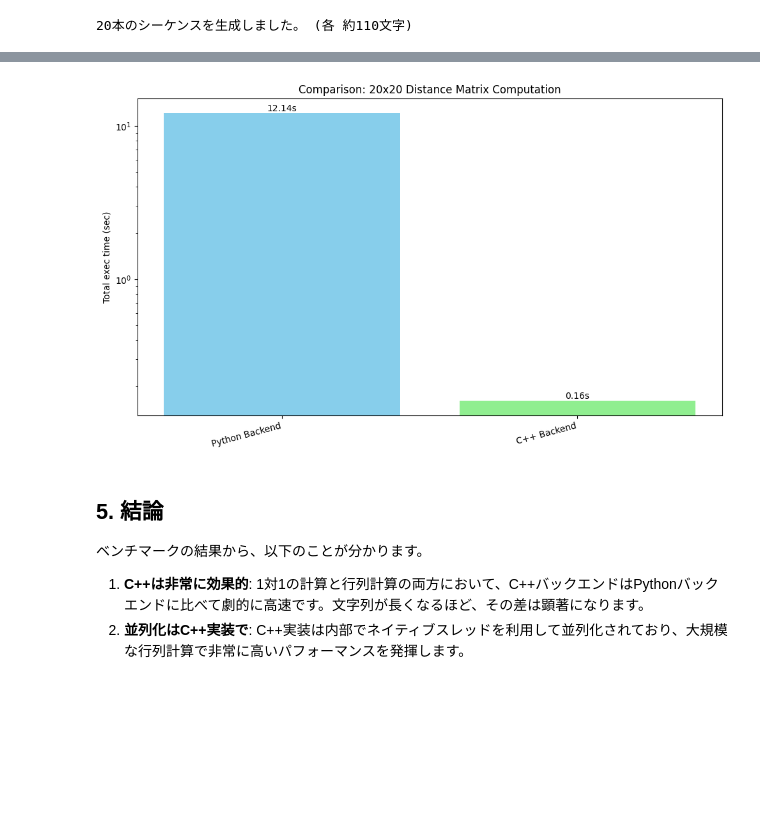
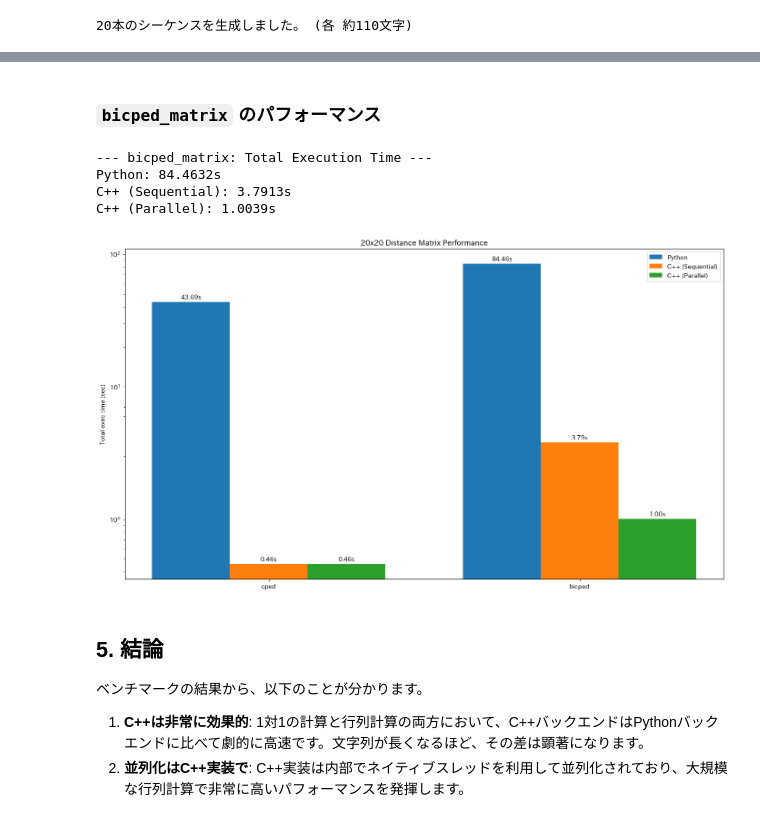
Before and after one commit to t-uda/repmetric, a Jupyter notebook: notebooks/performance_comparison.ipynb, the cells around one changed output, grey strips where cells are left out. Drawn from its saved outputs; the diff is of its cells as text; code cells hidden in the pictures; blank space fills up the shorter version.

```diff
--- a/notebooks/performance_comparison.ipynb
+++ b/notebooks/performance_comparison.ipynb
@@ -164,22 +166,75 @@ C++ Backend: 0.1605s
+# %% [markdown]
+### `bicped_matrix` のパフォーマンス
+# %%
+results_matrix_bicped = {}
+
+# 1. Python
+start_time = timeit.default_timer()
+matrix_py_bicped = bicped_matrix(sequences, backend="python")
+results_matrix_bicped["Python"] = timeit.default_timer() - start_time
+
+# 2. C++ (逐次)
+time_cpp_seq = 0
+if CPP_AVAILABLE:
+    start_time = timeit.default_timer()
+    matrix_cpp_seq_bicped = bicped_matrix(sequences, backend="cpp", parallel=False)
+    time_cpp_seq = timeit.default_timer() - start_time
+results_matrix_bicped["C++ (Sequential)"] = time_cpp_seq
+
+# 3. C++ (並列)
+time_cpp_par = 0
+if CPP_AVAILABLE:
+    start_time = timeit.default_timer()
+    matrix_cpp_par_bicped = bicped_matrix(sequences, backend="cpp", parallel=True)
+    time_cpp_par = timeit.default_timer() - start_time
+results_matrix_bicped["C++ (Parallel)"] = time_cpp_par
+
+print("--- bicped_matrix: Total Execution Time ---")
+for name, duration in results_matrix_bicped.items():
+    print(f"{name}: {duration:.4f}s")
+# %% [output]
+--- bicped_matrix: Total Execution Time ---
+Python: 84.4632s
+C++ (Sequential): 3.7913s
+C++ (Parallel): 1.0039s
 # %%
-labels = list(results_matrix.keys())
-times = list(results_matrix.values())
+all_labels = ['cped', 'bicped']
+python_times = [
+    results_matrix.get('Python Backend', 0),
+    results_matrix_bicped.get('Python', 0)
+]
+cpp_seq_times = [
+    results_matrix.get('C++ Backend', 0), # cped only has one C++ time
+    results_matrix_bicped.get('C++ (Sequential)', 0)
+]
+cpp_par_times = [
+    results_matrix.get('C++ Backend', 0), # Assuming parallel for cped
+    results_matrix_bicped.get('C++ (Parallel)', 0)
+]
 
-fig, ax = plt.subplots(figsize=(10, 6))
-bars = ax.bar(labels, times, color=["skyblue", "lightgreen"])
+x = np.arange(len(all_labels))
+width = 0.25
 
-ax.set_ylabel("Total exec time (sec)")
-ax.set_yscale("log")
-ax.set_title(
-    f"Comparison: {len(sequences)}x{len(sequences)} Distance Matrix Computation"
-)
-ax.bar_label(bars, fmt="%.2fs")
+fig, ax = plt.subplots(figsize=(14, 8))
+rects1 = ax.bar(x - width, python_times, width, label='Python')
+rects2 = ax.bar(x, cpp_seq_times, width, label='C++ (Sequential)')
+rects3 = ax.bar(x + width, cpp_par_times, width, label='C++ (Parallel)')
 
-plt.xticks(rotation=15, ha="right")
+ax.set_ylabel('Total exec time (sec)')
+ax.set_title(f'{num_sequences}x{num_sequences} Distance Matrix Performance')
+ax.set_xticks(x)
+ax.set_xticklabels(all_labels)
+ax.set_yscale('log')
+ax.legend()
+
+ax.bar_label(rects1, padding=3, fmt='%.2fs')
+ax.bar_label(rects2, padding=3, fmt='%.2fs')
+ax.bar_label(rects3, padding=3, fmt='%.2fs')
+
 fig.tight_layout()
 plt.show()
 # %% [output]
-[figure, old version]
+[figure, new version]
 # %% [markdown]
 ## 5. 結論
 
```
Also changed, not shown: parts of 9 cells of this notebook.
